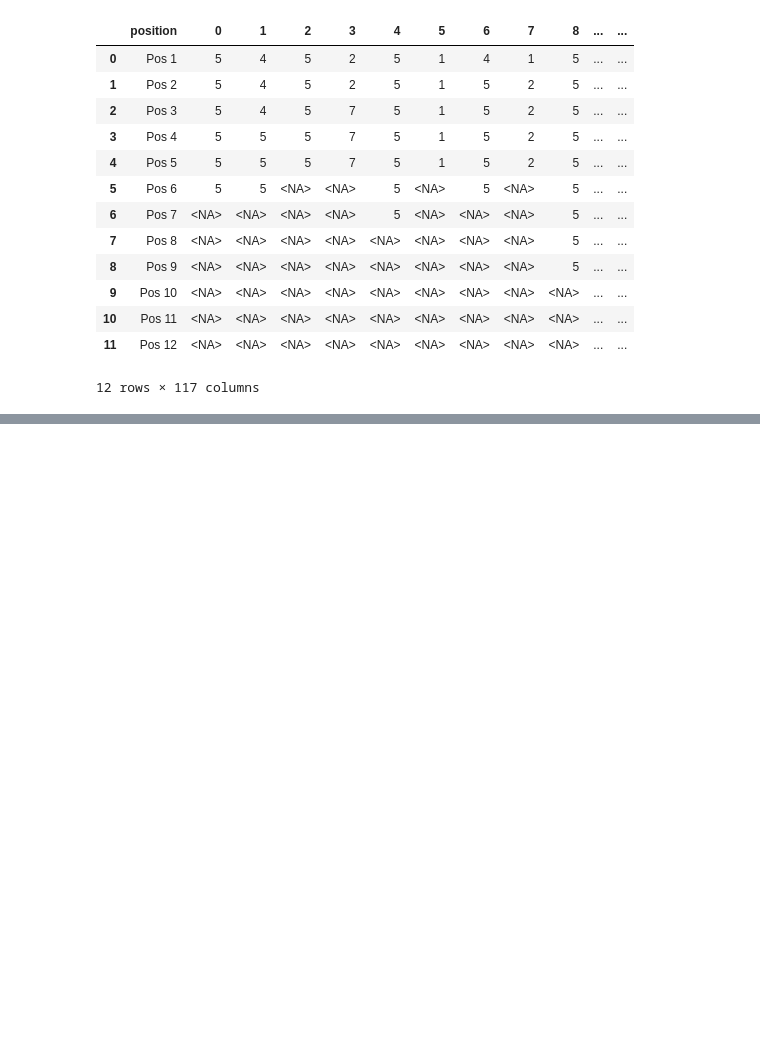
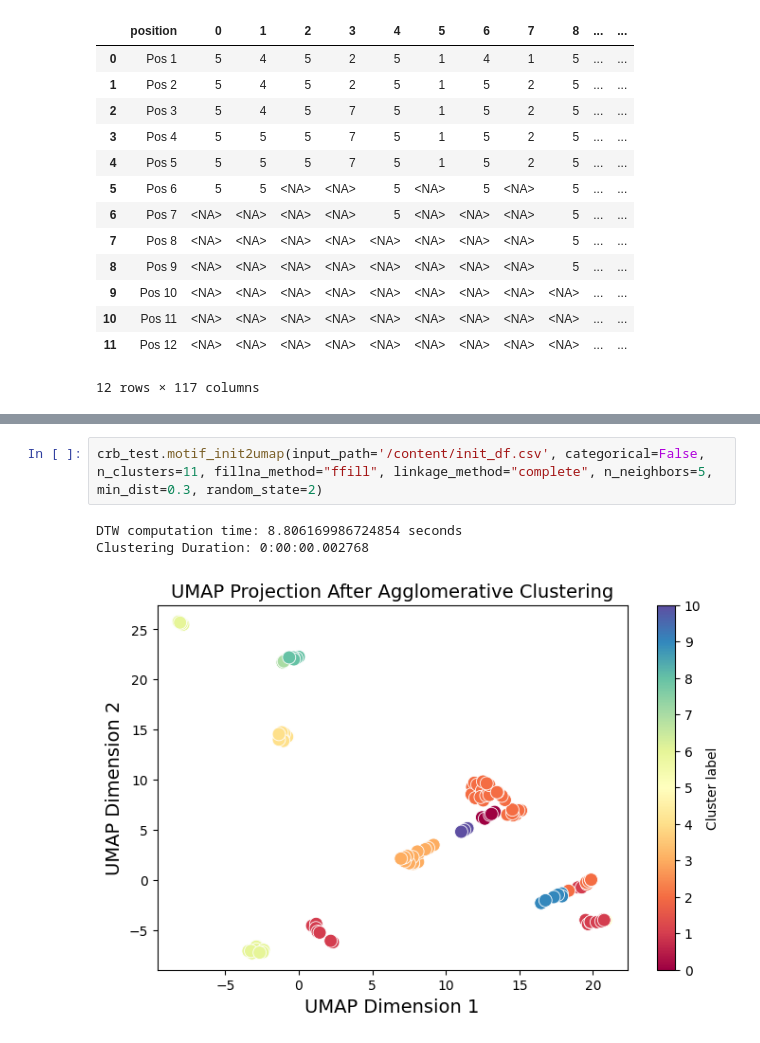
Before and after one commit to caocao0525/ChromBERT, a Jupyter notebook: colab/ChromBERT_on_Colab.ipynb, the cells around one changed output, grey strips where cells are left out. Saved outputs shown, nothing was run; the diff lists cells and outputs as text; blank space fills up the shorter version.

```diff
--- a/colab/ChromBERT_on_Colab.ipynb
+++ b/colab/ChromBERT_on_Colab.ipynb
@@ -1344,0 +1252,6 @@ This streamlined process allows for the effective identification and analysis of
+# %%
+crb_test.motif_init2umap(input_path='/content/init_df.csv', categorical=False,  n_clusters=11, fillna_method="ffill", linkage_method="complete", n_neighbors=5, min_dist=0.3, random_state=2)
+# %% [output]
+DTW computation time: 8.806169986724854 seconds
+Clustering Duration: 0:00:00.002768
+[figure, added]
```
Also changed, not shown: parts of 27 cells of this notebook.
